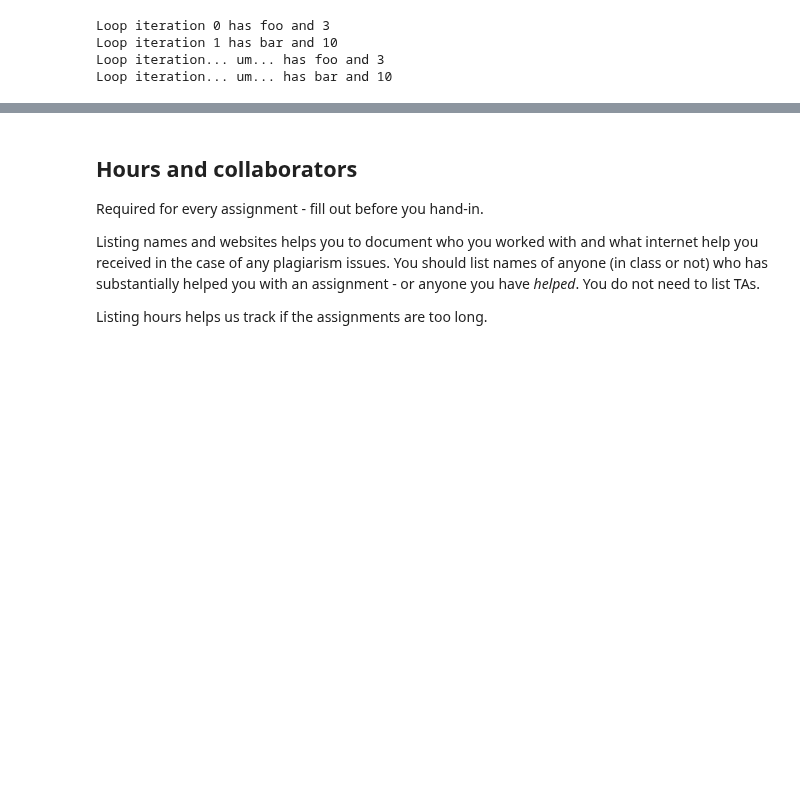
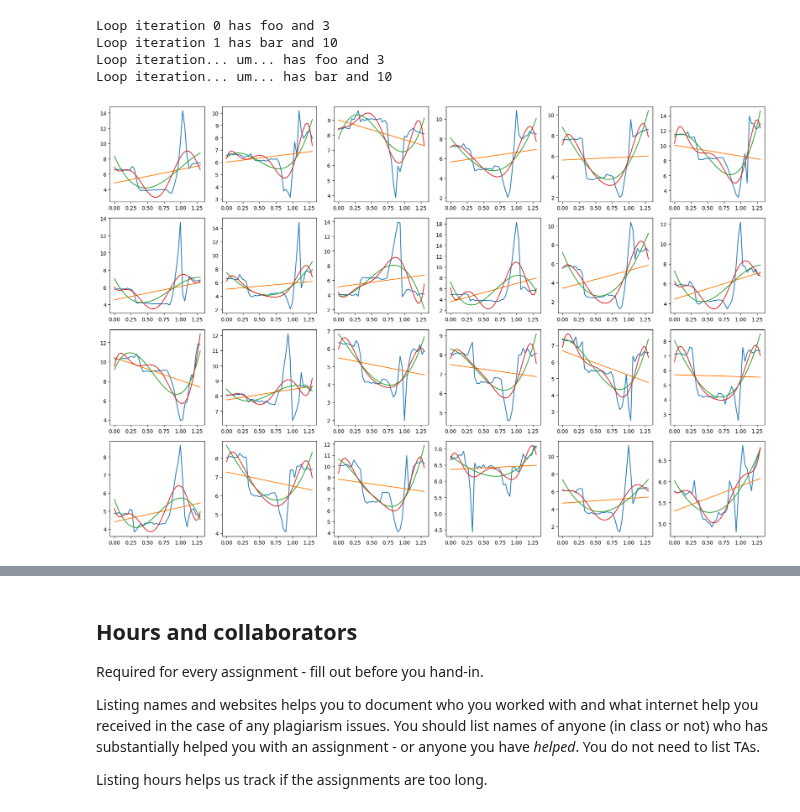
Before and after one commit to coyotepunk05/vscode, a Jupyter notebook: IntroPythonProgramming/Week_4_fitting/Lab_4_data_fitting.ipynb, the cells around one changed output, grey strips where cells are left out. Cells and saved outputs as stored; diff of their text form; code cells hidden in the pictures; blank space fills up the shorter version.

```diff
--- a/IntroPythonProgramming/Week_4_fitting/Lab_4_data_fitting.ipynb
+++ b/IntroPythonProgramming/Week_4_fitting/Lab_4_data_fitting.ipynb
@@ -366,32 +363,48 @@ Loop iteration... um... has bar and 10
 # %%
 # Note: This code will all work even if you change the number of rows/columns
 n_rows = 4
 n_cols = 6
 fig, axs = plt.subplots(n_rows, n_cols, figsize=(n_cols * 3, n_rows * 3))
 
 n_total_plots = n_rows * n_cols
 # take every nth
 n_skip = data_wrist_force_magnitude.shape[0] // n_total_plots
 
 color_deg = ("maroon", "steelblue", "olivedrab")
 deg_fit = (1, 3, 6)
 lstyle = ('dashed', 'dotted', 'dashdot')
 # This loops over the total number of plots we can fit
 for i in range(0, n_total_plots):
     # Yes, this works - it's the same as doing r = row_offset + p // ncols on one line,
     #   and c = p % n_cols on the second line
     r, c = i // n_cols, i % n_cols
     data_row_indx = i * n_skip
 
     # Plot 4 things in this figure:
     #   the original data (in black)
     #   polynomial fits of degree 1, 3, 6
     # Note: use axs[r, c]
     # Note 2: The data row you want is in data_row_indx...
     # Note 3: Use polynomial.polyval(ts, ret_poly) to create y values for your t values
-    ...
+    axs[r, c].plot(ts, data_wrist_force_magnitude[data_row_indx, :])
+
+    poly1 = fit_poly(ts = ts, data = data_wrist_force_magnitude[data_row_indx, :], deg = 1)
+    poly1y = polynomial.polyval(ts, poly1)
+    poly3 = fit_poly(ts = ts, data = data_wrist_force_magnitude[data_row_indx, :], deg = 3)
+    poly3y = polynomial.polyval(ts, poly3)
+    poly6 = fit_poly(ts = ts, data = data_wrist_force_magnitude[data_row_indx, :], deg = 6)
+    poly6y = polynomial.polyval(ts, poly6)
+
+    axs[r, c].plot(ts, poly1y)
+
+    axs[r, c].plot(ts, poly3y)
+
+    axs[r, c].plot(ts, poly6y)
+
 
 plt.tight_layout()
+# %% [output]
+[figure, added]
 # %%
 # Manual grade
 print("This is a manually-graded question; there is no grader.check() function. See rubric and slides for more information on expected output.")
```
Also changed, not shown: parts of 6 cells of this notebook, 2 other files.
